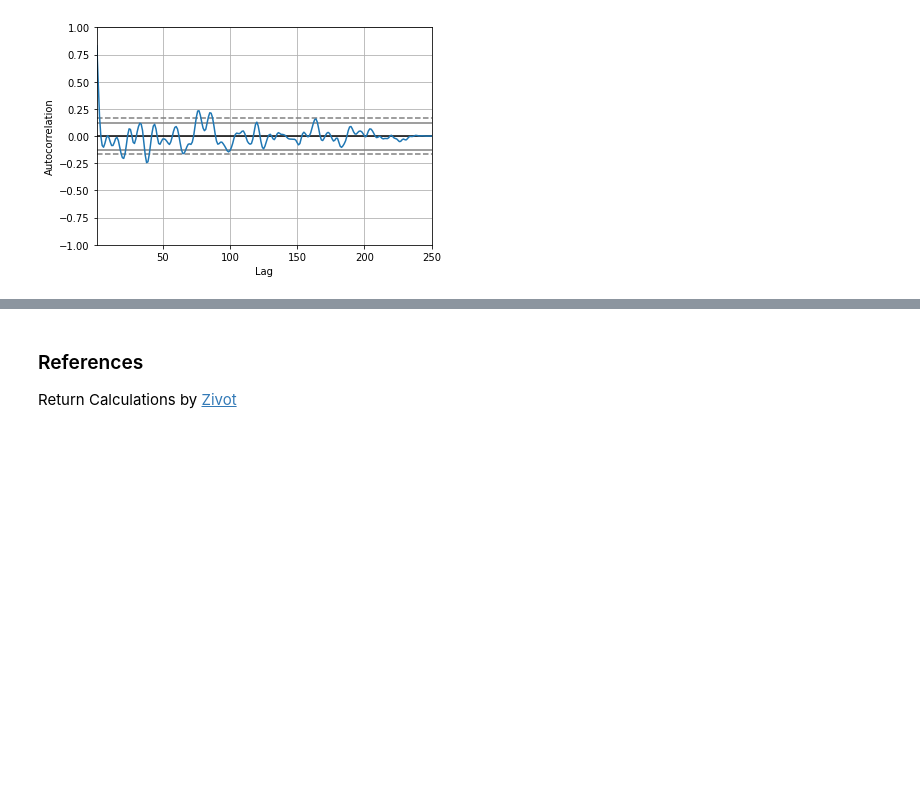
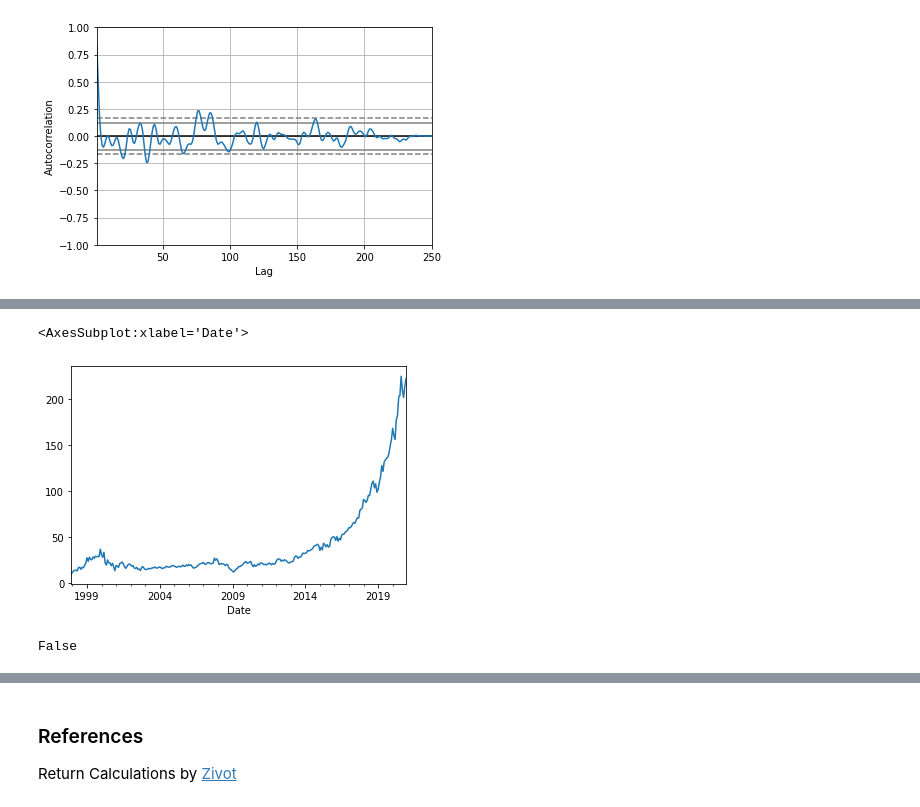
Before and after one commit to oceanumeric/python-finance, a Jupyter notebook: financial_econometrics/financial-time-series.ipynb, the cells around one changed output, grey strips where cells are left out. Cells and saved outputs as stored; diff of their text form; code cells hidden in the pictures; blank space fills up the shorter version.

```diff
--- a/financial_econometrics/financial-time-series.ipynb
+++ b/financial_econometrics/financial-time-series.ipynb
@@ -484,0 +520,3 @@ autocorrelation_plot(y)
+# %%
+msft_monthly_clean = msft_daily_clean.resample('M').ffill()
+msft_monthly_clean
@@ -484,0 +538,5 @@ autocorrelation_plot(y)
+# %%
+msft_monthly_clean['Adj Close'].plot()
+# %% [output]
+<AxesSubplot:xlabel='Date'>
+[figure, added]
@@ -484,0 +546,5 @@ autocorrelation_plot(y)
+# %%
+price_daily = stocks_price.dropna().copy()
+price_daily.isna().values.any()  # check is any na
+# %% [output]
+False
```
Also changed, not shown: parts of 26 cells of this notebook.
